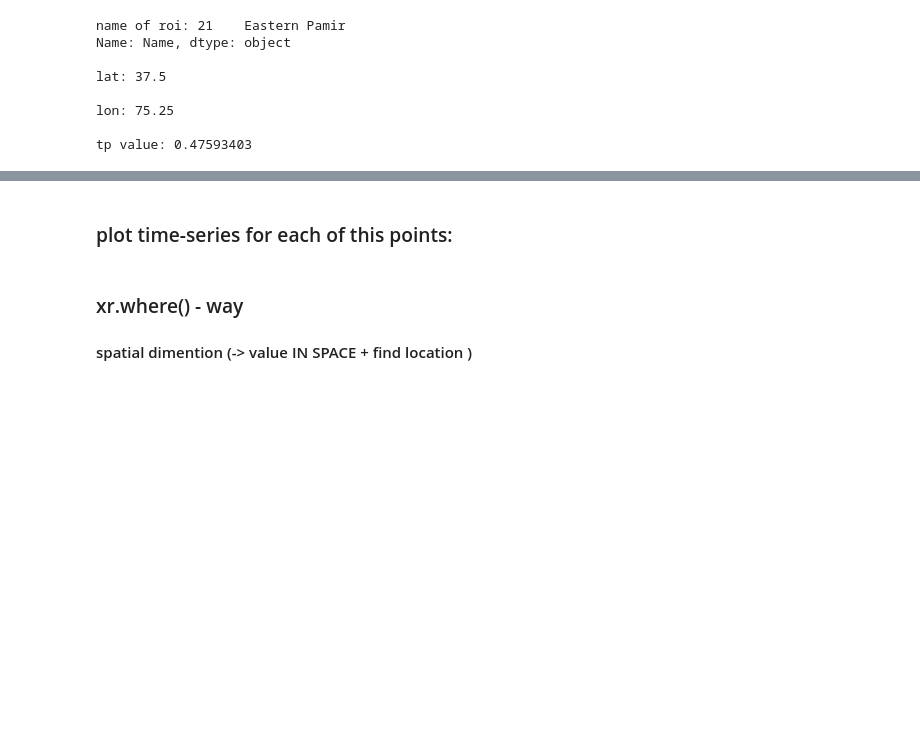
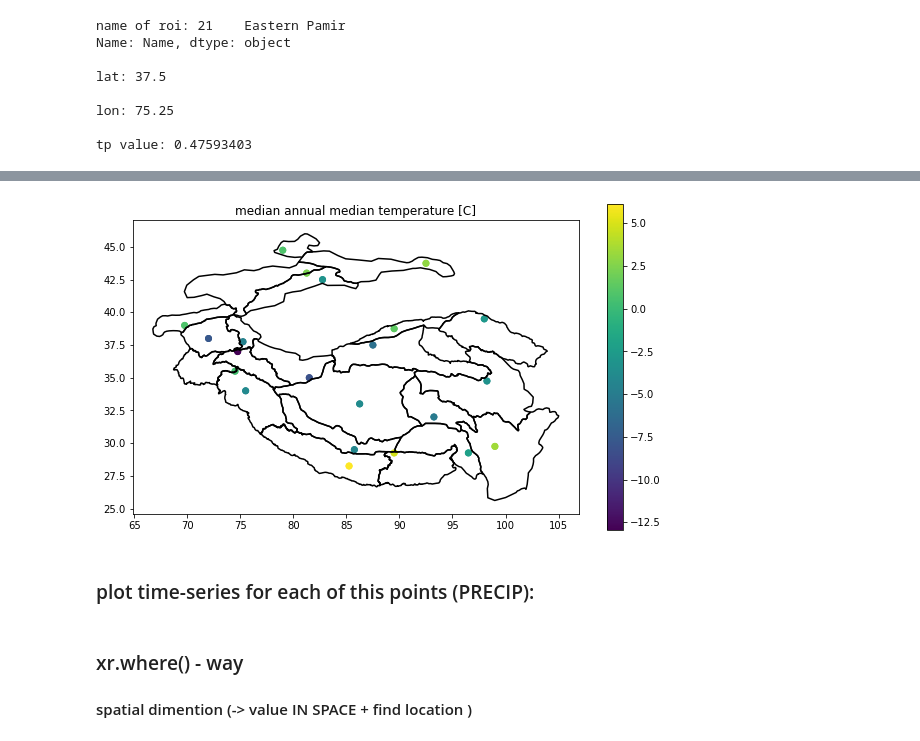
Before and after one commit to varyabazilova/hma_regions, a Jupyter notebook: era5_locate_median_point.ipynb, the cells around one changed output, grey strips where cells are left out. Saved outputs shown, nothing was run; the diff lists cells and outputs as text; code cells hidden in the pictures; blank space fills up the shorter version.

Commit message:
temp points

```diff
--- a/era5_locate_median_point.ipynb
+++ b/era5_locate_median_point.ipynb
@@ -427,5 +464,45 @@ print('number of not-nan pixels:', x2.shape)
+# %%
+annual_t2m_regions = {'Name': ['0 Eastern Hindu Kush',
+                               '1 Weatern Himalaya','2 Eastern Himalaya',
+                               '3 Central Himalaya','4 Karakoram', '5 Western Pamir','6 Pamir Alay',
+                               '7 Northern/Western Tien Shan','8 Dzhungarsky Alatau', '9 Western Kunlun Shan',
+                               '10 Nyainqentanglha','11 Gangdise Mountains','12 Hengduan Shan','13 Tibetan Interior Mountains',
+                               '14 Tanggula Shan','15 Eastern Tibetan Mountains', '16 Qilian Shan', '17 Eastern Kunlun Shan',
+                               '18 Altun Shan', '19 Eastern Tien Shan', '20 Central Tien Shan','21 Eastern Pamir'],
+                      'latitude': [35.50, 34.00, 29.25, 28.25, 37.00, 38.00, 39.00, 43.00, 44.75, 35.00, 29.25, 29.50, 29.75,
+                                   33.00, 32.00, 34.75, 39.50, 37.50, 38.75, 43.75, 42.50, 37.75],
+
+                      'longitude': [74.50, 75.50, 89.50, 85.25, 74.75, 72.00, 69.75, 81.25, 79.00, 81.50, 96.50, 85.75, 99.00,
+                                    86.25, 93.25, 98.25, 98.00, 87.50, 89.50, 92.50, 82.75, 75.25],
+
+                      't2m_median': [273.54645, 269.17755, 277.99402, 279.27023, 260.18475, 265.40010, 273.90994, 275.46582,
+                                     273.95980, 265.00323, 270.95538, 268.99777, 276.55966, 269.29850, 267.96008, 269.85117,
+                                     270.33838, 267.19820, 274.52680, 276.10950, 269.98596, 268.67330]}
+
+annual_t2m_regions= pd.DataFrame(annual_t2m_regions)#.set_index('Name')
+
+annual_t2m_regions['t2m_median_C'] = annual_t2m_regions.t2m_median - 273.15
+
+# annual_t2m_regions.to_csv('out/annual_median_t2m_regions.csv')
+# %%
+fig, ax = plt.subplots(figsize=(10, 10))
+# hma bounds
+hma.boundary.plot(ax = ax, color='black' )
+
+# points
+plt.scatter(x = annual_t2m_regions.longitude, y = annual_t2m_regions.latitude, c = annual_t2m_regions.t2m_median_C)
+
+# points2
+plt.scatter(x = annual_t2m_regions.longitude, y = annual_t2m_regions.latitude, c = annual_t2m_regions.t2m_median_C)
+
+plt.colorbar(shrink=0.6)
+plt.title('median annual median temperature [C]')
+
+# plt.savefig('out/median_annual_median_temperature.png', dpi = 300)
+# %% [output]
+[figure, added]
 # %% [markdown]
- ### plot time-series for each of this points:
+ ### plot time-series for each of this points (PRECIP):
 # %%
 ts_df = ts.to_dataframe()#.dropna().drop_duplicates()
 # %%
```
Also changed, not shown: parts of 16 cells of this notebook, 9 other files.
